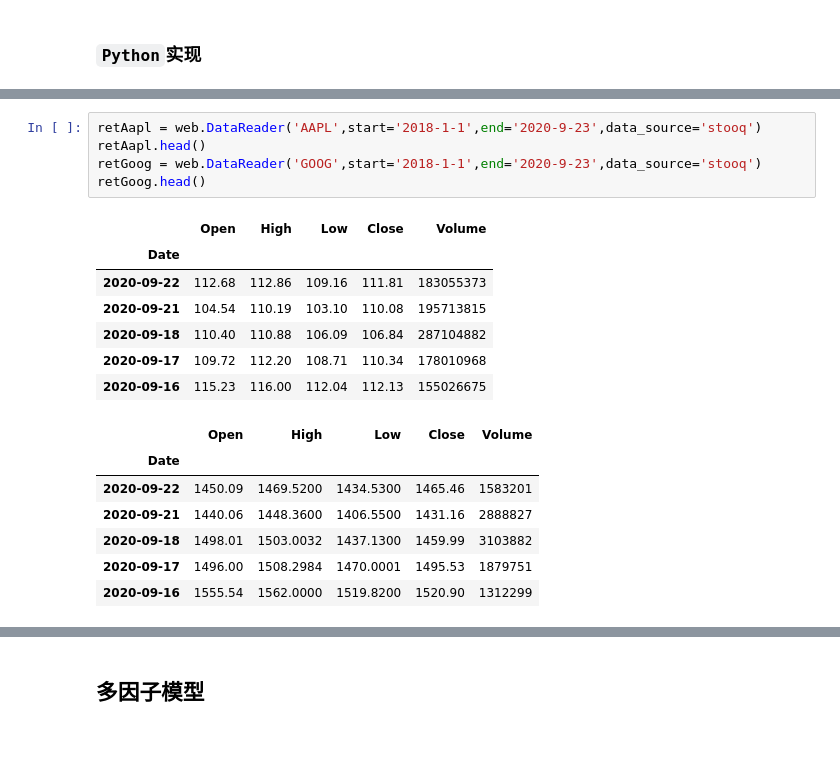
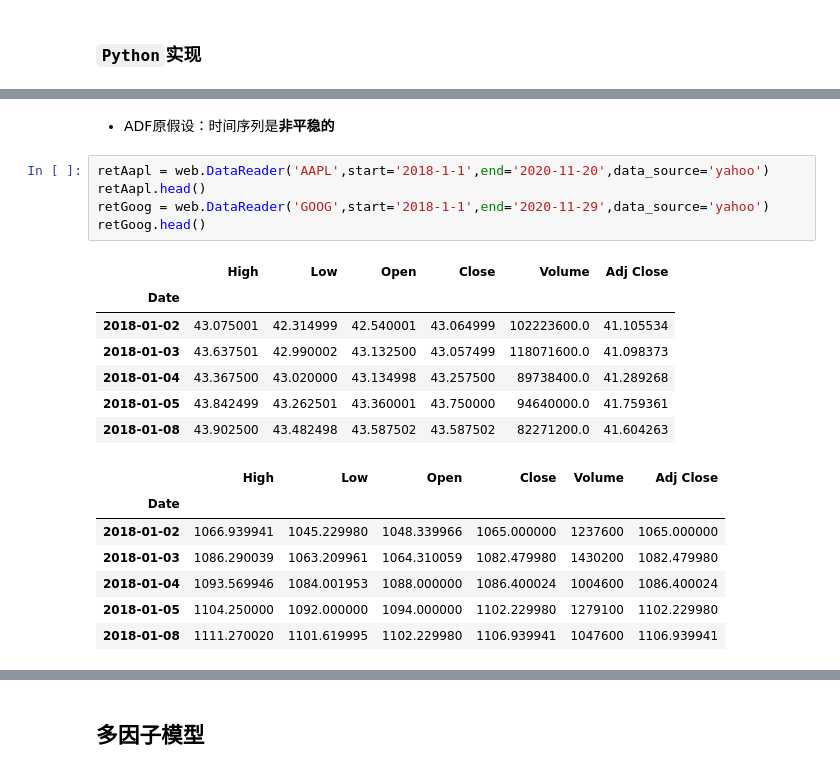
Before and after one commit to christinemu/quant-trading, a Jupyter notebook: tradingModels-mpacc.ipynb, the cells around one changed output, grey strips where cells are left out. Saved outputs shown, nothing was run; the diff lists cells and outputs as text; blank space fills up the shorter version.

```diff
--- a/tradingModels-mpacc.ipynb
+++ b/tradingModels-mpacc.ipynb
@@ -949,20 +954,22 @@ coint_t, pvalue, crit_value = sm.tsa.stattools.coint(y0, y1)
+# %% [markdown]
+- ADF原假设：时间序列是**非平稳的**
 # %%
-retAapl = web.DataReader('AAPL',start='2018-1-1',end='2020-9-23',data_source='stooq')
+retAapl = web.DataReader('AAPL',start='2018-1-1',end='2020-11-20',data_source='yahoo')
 retAapl.head()
-retGoog = web.DataReader('GOOG',start='2018-1-1',end='2020-9-23',data_source='stooq')
+retGoog = web.DataReader('GOOG',start='2018-1-1',end='2020-11-29',data_source='yahoo')
 retGoog.head()
 # %% [output]
-|  | Open | High | Low | Close | Volume |
-| Date |  |  |  |  |  |
-| 2020-09-22 | 112.68 | 112.86 | 109.16 | 111.81 | 183055373 |
-| 2020-09-21 | 104.54 | 110.19 | 103.10 | 110.08 | 195713815 |
-| 2020-09-18 | 110.40 | 110.88 | 106.09 | 106.84 | 287104882 |
-| 2020-09-17 | 109.72 | 112.20 | 108.71 | 110.34 | 178010968 |
-| 2020-09-16 | 115.23 | 116.00 | 112.04 | 112.13 | 155026675 |
+|  | High | Low | Open | Close | Volume | Adj Close |
+| Date |  |  |  |  |  |  |
+| 2018-01-02 | 43.075001 | 42.314999 | 42.540001 | 43.064999 | 102223600.0 | 41.105534 |
+| 2018-01-03 | 43.637501 | 42.990002 | 43.132500 | 43.057499 | 118071600.0 | 41.098373 |
+| 2018-01-04 | 43.367500 | 43.020000 | 43.134998 | 43.257500 | 89738400.0 | 41.289268 |
+| 2018-01-05 | 43.842499 | 43.262501 | 43.360001 | 43.750000 | 94640000.0 | 41.759361 |
+| 2018-01-08 | 43.902500 | 43.482498 | 43.587502 | 43.587502 | 82271200.0 | 41.604263 |
-|  | Open | High | Low | Close | Volume |
-| Date |  |  |  |  |  |
-| 2020-09-22 | 1450.09 | 1469.5200 | 1434.5300 | 1465.46 | 1583201 |
-| 2020-09-21 | 1440.06 | 1448.3600 | 1406.5500 | 1431.16 | 2888827 |
-| 2020-09-18 | 1498.01 | 1503.0032 | 1437.1300 | 1459.99 | 3103882 |
-| 2020-09-17 | 1496.00 | 1508.2984 | 1470.0001 | 1495.53 | 1879751 |
-| 2020-09-16 | 1555.54 | 1562.0000 | 1519.8200 | 1520.90 | 1312299 |
+|  | High | Low | Open | Close | Volume | Adj Close |
+| Date |  |  |  |  |  |  |
+| 2018-01-02 | 1066.939941 | 1045.229980 | 1048.339966 | 1065.000000 | 1237600 | 1065.000000 |
+| 2018-01-03 | 1086.290039 | 1063.209961 | 1064.310059 | 1082.479980 | 1430200 | 1082.479980 |
+| 2018-01-04 | 1093.569946 | 1084.001953 | 1088.000000 | 1086.400024 | 1004600 | 1086.400024 |
+| 2018-01-05 | 1104.250000 | 1092.000000 | 1094.000000 | 1102.229980 | 1279100 | 1102.229980 |
+| 2018-01-08 | 1111.270020 | 1101.619995 | 1102.229980 | 1106.939941 | 1047600 | 1106.939941 |
```
Also changed, not shown: parts of 107 cells of this notebook.
